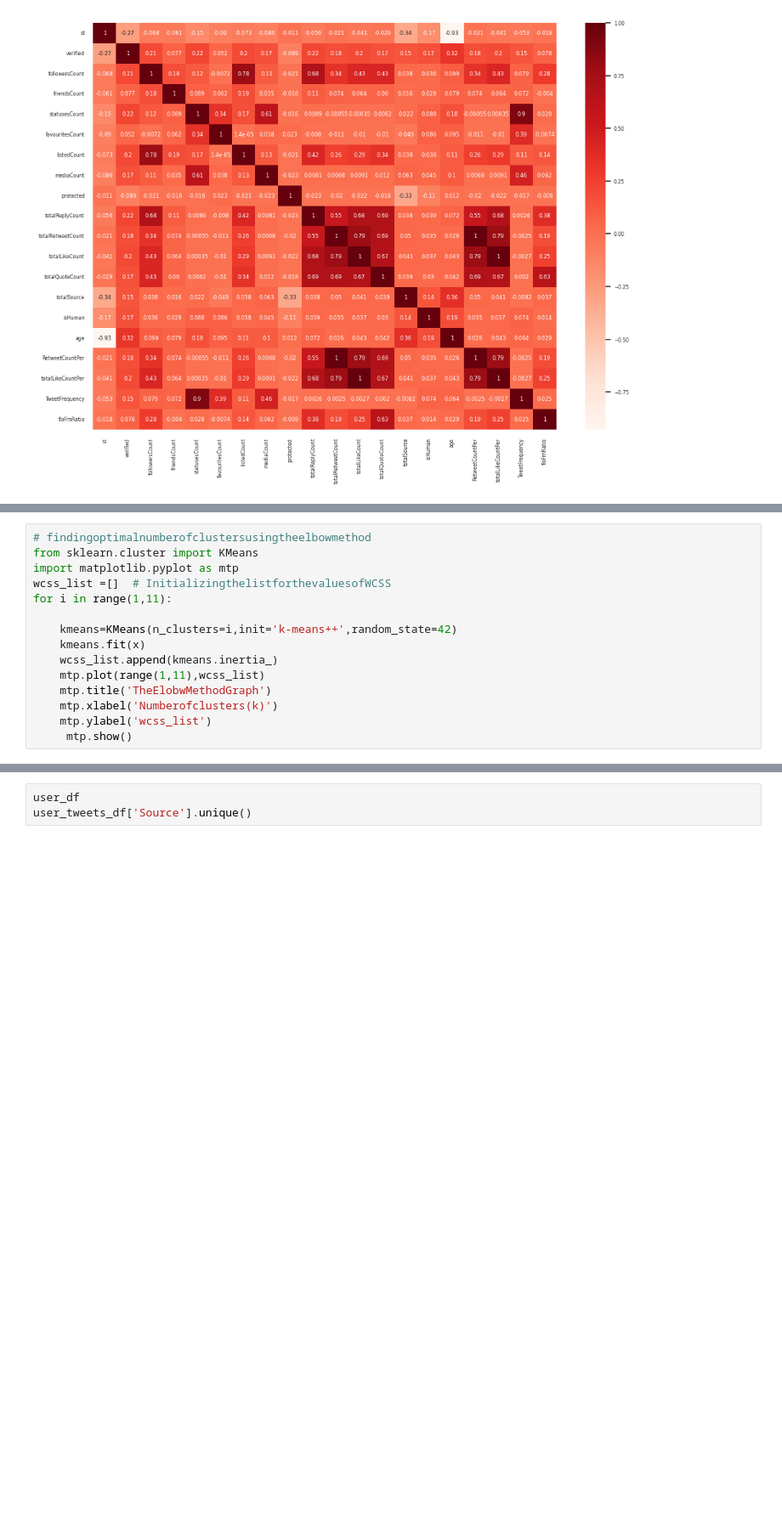
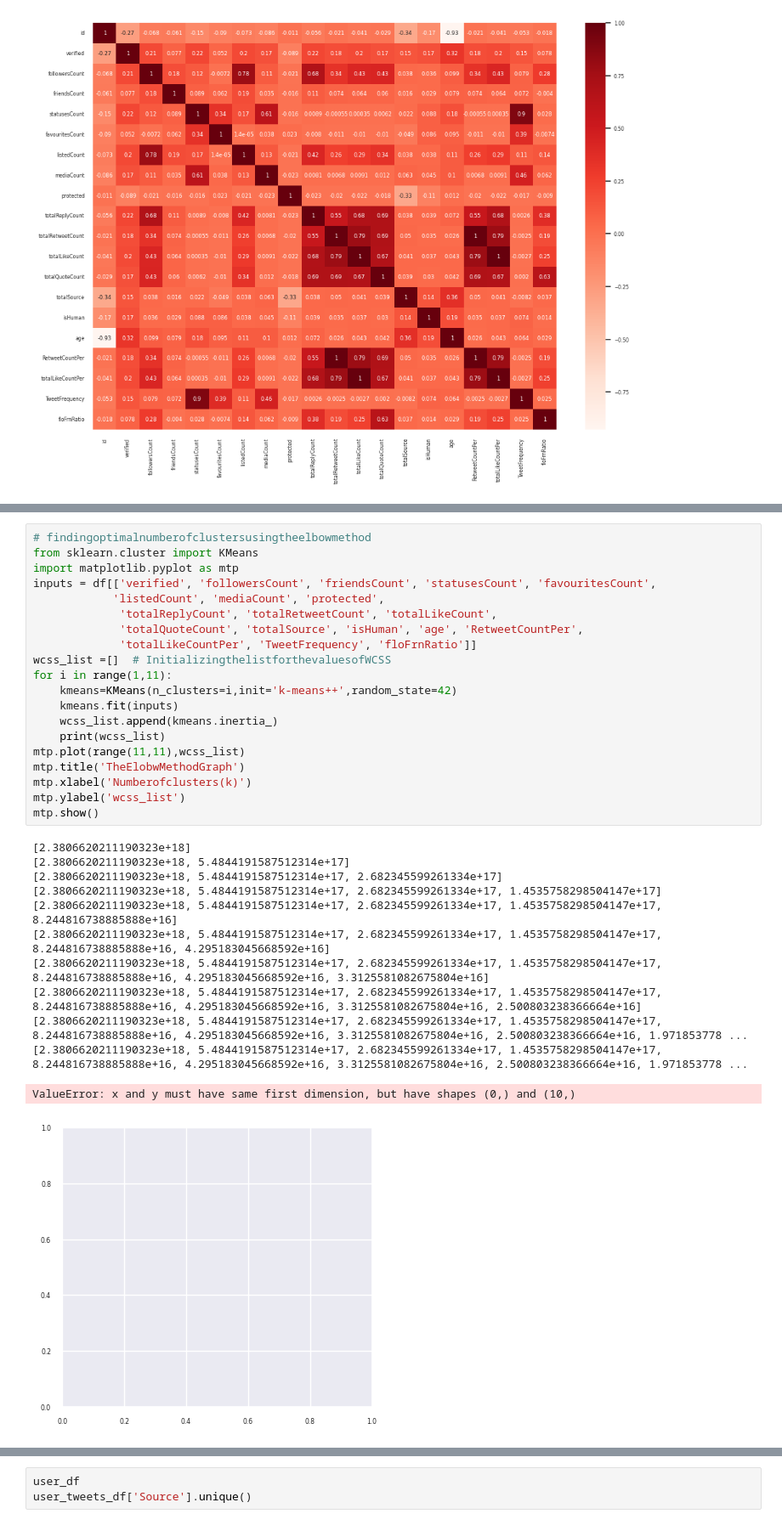
Before and after one commit to talhashehroze/FYP, a Jupyter notebook: Backend/paper_work/scrapper/twint.ipynb, the cells around one changed output, grey strips where cells are left out. Shown at 85% size. Saved outputs shown, nothing was run; the diff lists cells and outputs as text; blank space fills up the shorter version.

```diff
--- a/Backend/paper_work/scrapper/twint.ipynb
+++ b/Backend/paper_work/scrapper/twint.ipynb
@@ -116,18 +210,36 @@ Text(31.0, 0.5, 'Target')
 # %%
 # findingoptimalnumberofclustersusingtheelbowmethod
 from sklearn.cluster import KMeans
 import matplotlib.pyplot as mtp
+inputs = df[['verified', 'followersCount', 'friendsCount', 'statusesCount', 'favouritesCount',
+            'listedCount', 'mediaCount', 'protected',
+             'totalReplyCount', 'totalRetweetCount', 'totalLikeCount',
+             'totalQuoteCount', 'totalSource', 'isHuman', 'age', 'RetweetCountPer',
+             'totalLikeCountPer', 'TweetFrequency', 'floFrnRatio']]
 wcss_list =[]  # InitializingthelistforthevaluesofWCSS
 for i in range(1,11):
-
     kmeans=KMeans(n_clusters=i,init='k-means++',random_state=42)
-    kmeans.fit(x)
+    kmeans.fit(inputs)
     wcss_list.append(kmeans.inertia_)
-    mtp.plot(range(1,11),wcss_list)
-    mtp.title('TheElobwMethodGraph')
-    mtp.xlabel('Numberofclusters(k)')
-    mtp.ylabel('wcss_list')
-     mtp.show()
+    print(wcss_list)
+mtp.plot(range(11,11),wcss_list)
+mtp.title('TheElobwMethodGraph')
+mtp.xlabel('Numberofclusters(k)')
+mtp.ylabel('wcss_list')
+mtp.show()
+# %% [output]
+[2.3806620211190323e+18]
+[2.3806620211190323e+18, 5.4844191587512314e+17]
+[2.3806620211190323e+18, 5.4844191587512314e+17, 2.682345599261334e+17]
+[2.3806620211190323e+18, 5.4844191587512314e+17, 2.682345599261334e+17, 1.4535758298504147e+17]
+[2.3806620211190323e+18, 5.4844191587512314e+17, 2.682345599261334e+17, 1.4535758298504147e+17, 8.244816738885888e+16]
+[2.3806620211190323e+18, 5.4844191587512314e+17, 2.682345599261334e+17, 1.4535758298504147e+17, 8.244816738885888e+16, 4.295183045668592e+16]
+[2.3806620211190323e+18, 5.4844191587512314e+17, 2.682345599261334e+17, 1.4535758298504147e+17, 8.244816738885888e+16, 4.295183045668592e+16, 3.3125581082675804e+16]
+[2.3806620211190323e+18, 5.4844191587512314e+17, 2.682345599261334e+17, 1.4535758298504147e+17, 8.244816738885888e+16, 4.295183045668592e+16, 3.3125581082675804e+16, 2.500803238366664e+16]
+[2.3806620211190323e+18, 5.4844191587512314e+17, 2.682345599261334e+17, 1.4535758298504147e+17, 8.244816738885888e+16, 4.295183045668592e+16, 3.3125581082675804e+16, 2.500803238366664e+16, 1.971853778 ...
+[2.3806620211190323e+18, 5.4844191587512314e+17, 2.682345599261334e+17, 1.4535758298504147e+17, 8.244816738885888e+16, 4.295183045668592e+16, 3.3125581082675804e+16, 2.500803238366664e+16, 1.971853778 ...
+ValueError: x and y must have same first dimension, but have shapes (0,) and (10,)
+[figure, added]
 # %%
 
 justSome=True
```
Also changed, not shown: parts of 7 cells of this notebook, 4 other files.
